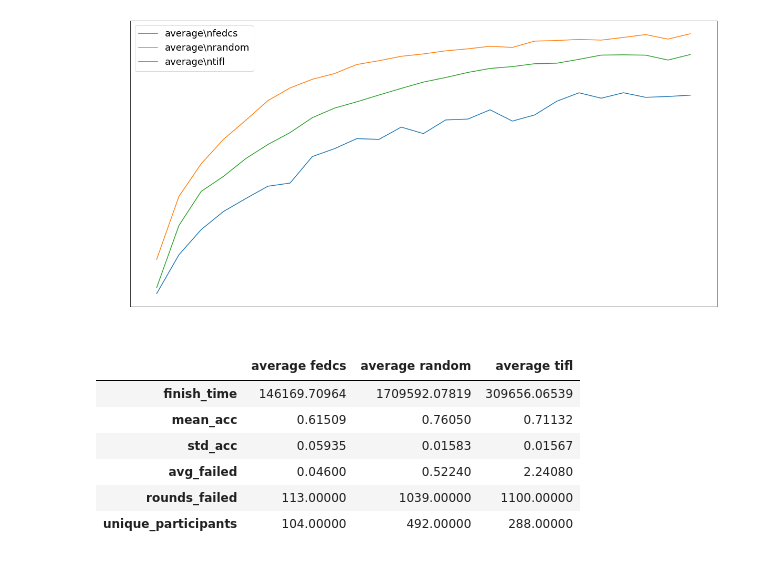
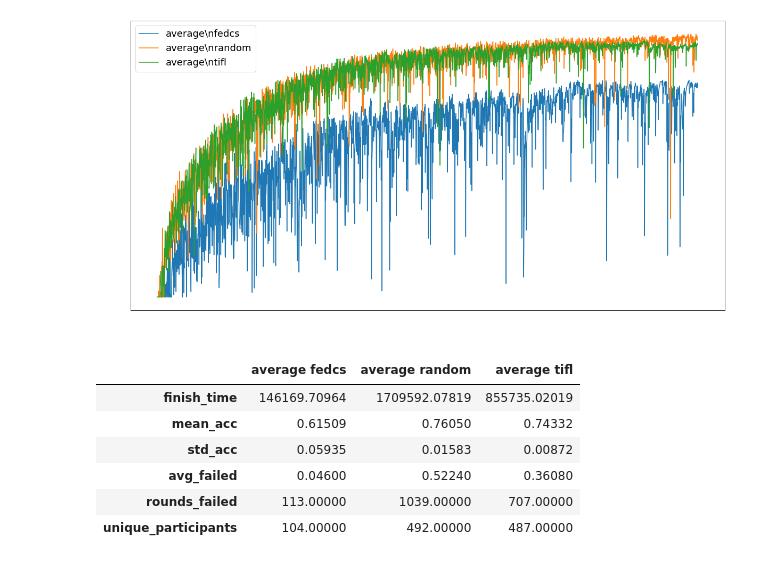
Before and after one commit to aminesi/FedML, a Jupyter notebook: fedml_experiments/distributed/fedavg/visualize.ipynb, the cells around one changed output. Cells and saved outputs as stored; diff of their text form; code cells hidden in the pictures.

```diff
--- a/fedml_experiments/distributed/fedavg/visualize.ipynb
+++ b/fedml_experiments/distributed/fedavg/visualize.ipynb
@@ -57,39 +57,40 @@ for dir in os.listdir(base):
             config += '-' + extract_config(args, 'mda_method')
             config += '-' + extract_config(args, 'score_method')
 
     accuracies = np.load(base + dir + '/accuracies.npy')
     for file in os.listdir(base + dir):
         if file.endswith('.out'):
             avg_failed, unique_participants, rounds_failed = extract_file_data(base + dir + '/' + file)
     a = np.mean(np.array_split(accuracies, len(accuracies) /100), axis=1)
-    plt.plot(range(0, len(accuracies), 100), a, label=config)
+    # plt.plot(range(0, len(accuracies), 100), a, label=config)
+    plt.plot(range(len(accuracies)), accuracies, label=config)
     times = np.load(base + dir + '/times.npy')
     data[config] = {
         'finish_time': times[-1],
         'mean_acc': accuracies[-100:].mean(),
         'std_acc': accuracies[-100:].std(),
         'avg_failed': avg_failed,
         'rounds_failed': rounds_failed,
         'unique_participants': unique_participants
     }
 
 plt.xlabel('Round number')
 plt.ylabel('Accuracy')
 plt.legend()
 plt.show()
 
 pd.options.display.float_format = '{:.5f}'.format
 
 df = pd.DataFrame(data)
 df = df.sort_index(axis=1)
 
 display(HTML(df.to_html().replace("\\n", "<br>")))
 # %% [output]
-[figure, old version]
+[figure, new version]
 |  | average fedcs | average random | average tifl |
-| finish_time | 146169.70964 | 1709592.07819 | 309656.06539 |
-| mean_acc | 0.61509 | 0.76050 | 0.71132 |
-| std_acc | 0.05935 | 0.01583 | 0.01567 |
-| avg_failed | 0.04600 | 0.52240 | 2.24080 |
-| rounds_failed | 113.00000 | 1039.00000 | 1100.00000 |
-| unique_participants | 104.00000 | 492.00000 | 288.00000 |
+| finish_time | 146169.70964 | 1709592.07819 | 855735.02019 |
+| mean_acc | 0.61509 | 0.76050 | 0.74332 |
+| std_acc | 0.05935 | 0.01583 | 0.00872 |
+| avg_failed | 0.04600 | 0.52240 | 0.36080 |
+| rounds_failed | 113.00000 | 1039.00000 | 707.00000 |
+| unique_participants | 104.00000 | 492.00000 | 487.00000 |
```
Also changed, not shown: 4 other files.
